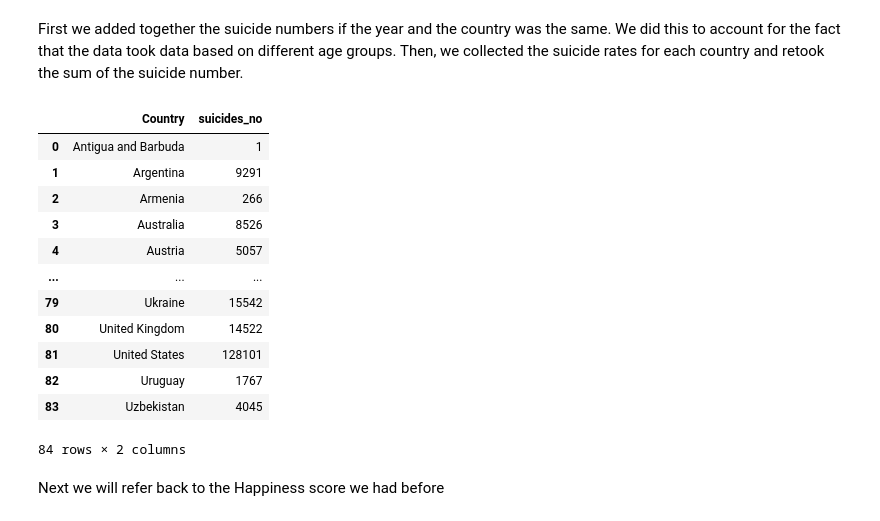
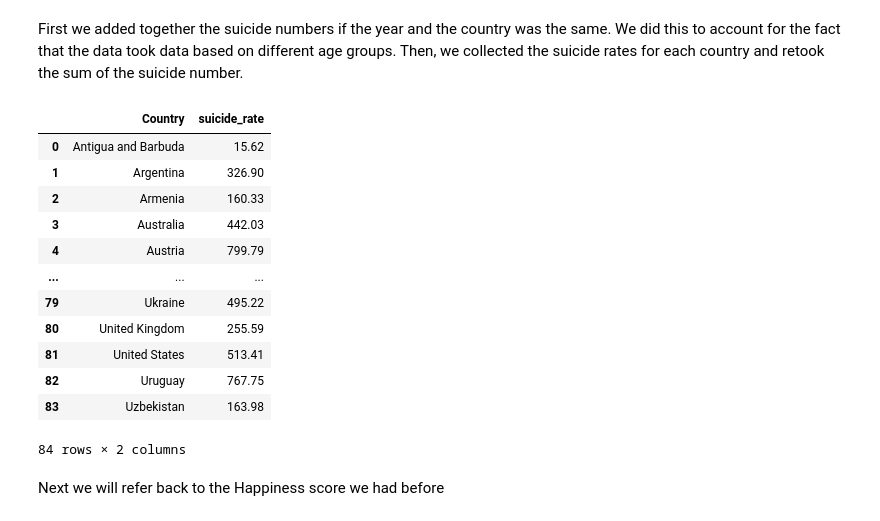
Before and after one commit to yixuanzhou1221/info2950, a Jupyter notebook: Phase 4/INfo 2950- group- phase 4.ipynb, the cells around one changed output. Saved outputs shown, nothing was run; the diff lists cells and outputs as text; code cells hidden in the pictures.

```diff
--- a/Phase 4/INfo 2950- group- phase 4.ipynb
+++ b/Phase 4/INfo 2950- group- phase 4.ipynb
@@ -623,29 +626,33 @@ suicide_df = suicide_df.rename(columns={'country': 'Country'})
 
 # drop years before 2013
 suicide_df = suicide_df[suicide_df['year'] >= 2013]
+
+
 suicide_df.reset_index(drop=True, inplace=True)
+# Add the suicide number together if the country and year is the same
+suicide_df.rename(columns={'suicides/100k pop': 'suicide_rate'}, inplace=True)
 # %% [markdown]
 First we added together the suicide numbers if the year and the country was the same. We did this to account for the fact that the data took data based on different age groups. Then, we collected the suicide rates for each country and retook the sum of the suicide number.
 # %%
 # Add the suicide number together if the country and year is the same
-suicide_df = suicide_df.groupby(['Country', 'year'])['suicides_no'].sum().reset_index()
+suicide_df = suicide_df.groupby(['Country', 'year'])['suicide_rate'].sum().reset_index()
 
 # Total number of suicides on the most recent years
-suicide_2013_to_2017_df = suicide_df.groupby('Country')['suicides_no'].sum().reset_index()
+suicide_2013_to_2017_df = suicide_df.groupby('Country')['suicide_rate'].sum().reset_index()
 suicide_2013_to_2017_df
 # %% [output]
-|  | Country | suicides_no |
-| 0 | Antigua and Barbuda | 1 |
-| 1 | Argentina | 9291 |
-| 2 | Armenia | 266 |
-| 3 | Australia | 8526 |
-| 4 | Austria | 5057 |
+|  | Country | suicide_rate |
+| 0 | Antigua and Barbuda | 15.62 |
+| 1 | Argentina | 326.90 |
+| 2 | Armenia | 160.33 |
+| 3 | Australia | 442.03 |
+| 4 | Austria | 799.79 |
 | ... | ... | ... |
-| 79 | Ukraine | 15542 |
-| 80 | United Kingdom | 14522 |
-| 81 | United States | 128101 |
-| 82 | Uruguay | 1767 |
-| 83 | Uzbekistan | 4045 |
+| 79 | Ukraine | 495.22 |
+| 80 | United Kingdom | 255.59 |
+| 81 | United States | 513.41 |
+| 82 | Uruguay | 767.75 |
+| 83 | Uzbekistan | 163.98 |
 84 rows × 2 columns
 # %% [markdown]
 Next we will refer back to the Happiness score we had before
```
Also changed, not shown: parts of 22 cells of this notebook.
